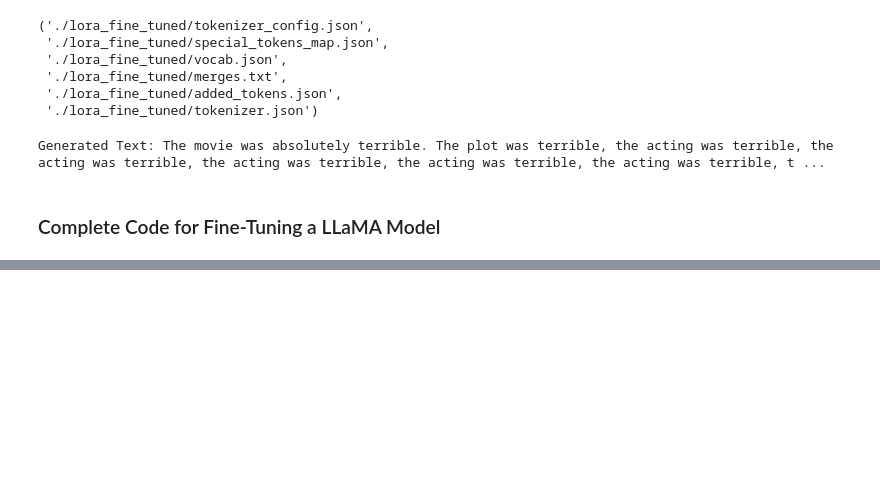
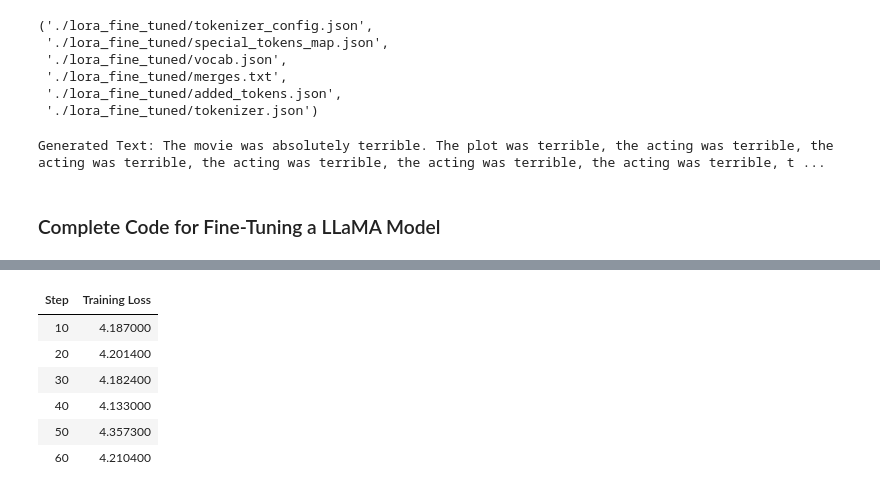
Before and after one commit to hissain/mlworks, a Jupyter notebook: codes/fine_tuning/Fine_Tuning_with_SFTTrainer_LoRA_PEFT.ipynb, the cells around one changed output, grey strips where cells are left out. Drawn from its saved outputs; the diff is of its cells as text; code cells hidden in the pictures; blank space fills up the shorter version.

```diff
--- a/codes/fine_tuning/Fine_Tuning_with_SFTTrainer_LoRA_PEFT.ipynb
+++ b/codes/fine_tuning/Fine_Tuning_with_SFTTrainer_LoRA_PEFT.ipynb
@@ -243,2 +236,83 @@ trainer.train()
 trainer.model.save_pretrained("./llama_lora_fine_tuned")
 tokenizer.save_pretrained("./llama_lora_fine_tuned")
+# %%
+from datasets import load_dataset
+from transformers import AutoTokenizer, AutoModelForCausalLM, TrainingArguments, Trainer
+from transformers import DataCollatorForSeq2Seq
+from peft import LoraConfig, get_peft_model
+
+# Load dataset and subset
+dataset = load_dataset("stanfordnlp/imdb", split="train")
+subset = dataset.select(range(500))
+
+# Load GPT-2 model and tokenizer (smaller version)
+base_model = "gpt2"
+tokenizer = AutoTokenizer.from_pretrained(base_model)
+
+# Assign a padding token if none exists
+if tokenizer.pad_token is None:
+    tokenizer.add_special_tokens({"pad_token": tokenizer.eos_token})
+
+# Load model
+model = AutoModelForCausalLM.from_pretrained(base_model, low_cpu_mem_usage=True)
+
+# Resize model embeddings
+model.resize_token_embeddings(len(tokenizer))
+
+# Configure LoRA
+lora_config = LoraConfig(
+    r=4,
+    lora_alpha=16,
+    lora_dropout=0.1,
+    bias="none",
+    task_type="CAUSAL_LM",
+)
+model = get_peft_model(model, lora_config)
+
+# Tokenize dataset
+def preprocess_function(examples):
+    outputs = tokenizer(
+        examples["text"],
+        truncation=True,
+        padding="max_length",
+        max_length=128,
+    )
+    outputs["labels"] = outputs["input_ids"].copy()
+    return outputs
+
+tokenized_dataset = subset.map(preprocess_function, batched=True, remove_columns=subset.column_names)
+
+# Define data collator
+data_collator = DataCollatorForSeq2Seq(tokenizer, model=model)
+
+# Training arguments
+training_args = TrainingArguments(
+    output_dir="./gpt2_lora_fine_tuned",
+    per_device_train_batch_size=1,
+    gradient_accumulation_steps=8,
+    num_train_epochs=1,
+    logging_dir="./logs",
+    logging_steps=10,
+    save_strategy="epoch",
+    evaluation_strategy="no",
+    learning_rate=1e-4,
+    fp16=False,  # Mixed precision if needed
+    report_to="none",
+)
+
+# Trainer
+trainer = Trainer(
+    model=model,
+    args=training_args,
+    train_dataset=tokenized_dataset,
+    tokenizer=tokenizer,
+    data_collator=data_collator,
+)
+
+# Train
+trainer.train()
+
+# Save fine-tuned model
+trainer.model.save_pretrained("./gpt2_lora_fine_tuned")
+tokenizer.save_pretrained("./gpt2_lora_fine_tuned")
+# %% [output]
@@ -244,0 +325,7 @@ tokenizer.save_pretrained("./llama_lora_fine_tuned")
+| Step | Training Loss |
+| 10 | 4.187000 |
+| 20 | 4.201400 |
+| 30 | 4.182400 |
+| 40 | 4.133000 |
+| 50 | 4.357300 |
+| 60 | 4.210400 |
```
Also changed, not shown: parts of 5 cells of this notebook.
